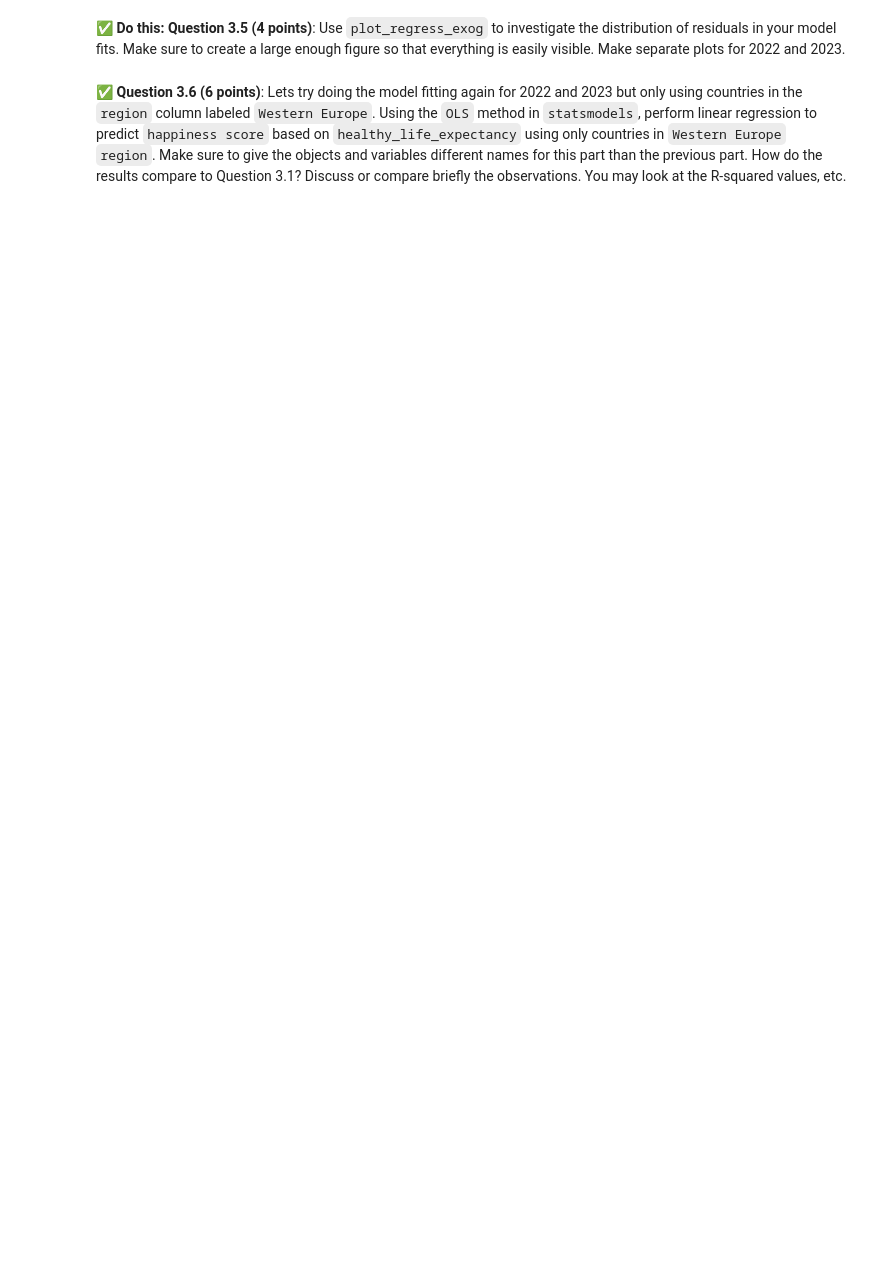
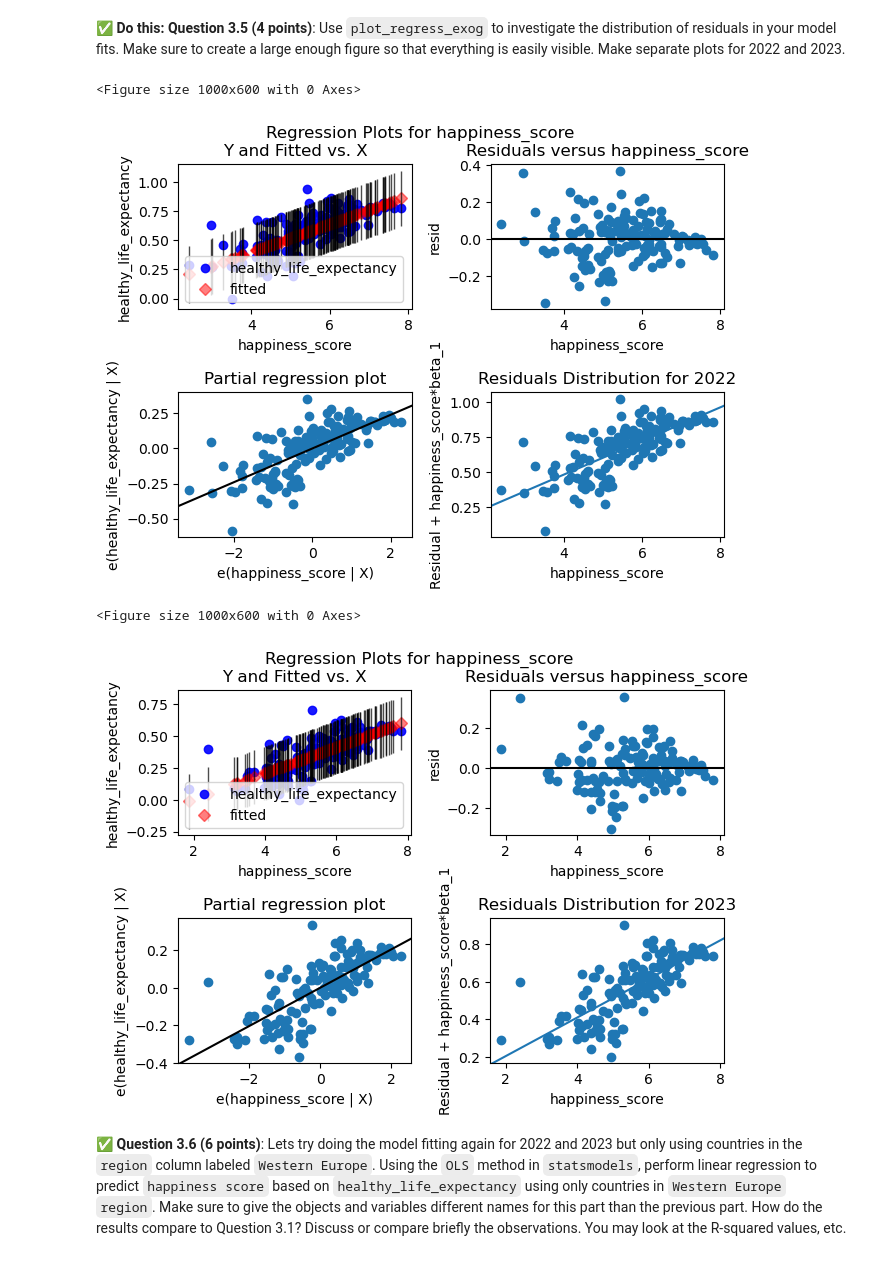
Before and after one commit to johnwano/CMSE202-f23-turnin, a Jupyter notebook: hw-03/HW-03_Regression-S24-STUDENT.ipynb, the cells around one changed output. Drawn from its saved outputs; the diff is of its cells as text; code cells hidden in the pictures; blank space fills up the shorter version.

```diff
--- a/hw-03/HW-03_Regression-S24-STUDENT.ipynb
+++ b/hw-03/HW-03_Regression-S24-STUDENT.ipynb
@@ -204,2 +293,25 @@ In this part, we'll perform some one-variable linear regression analysis on the
+# %%
+import statsmodels.api as sm
+
+# Fit linear regression models for 2022 and 2023
+model_2022 = sm.OLS(df_2022['healthy_life_expectancy'], sm.add_constant(df_2022['happiness_score'])).fit()
+model_2023 = sm.OLS(df_2023['healthy_life_expectancy'], sm.add_constant(df_2023['happiness_score'])).fit()
+
+# Plot residuals for 2022
+plt.figure(figsize=(10, 6))
+sm.graphics.plot_regress_exog(model_2022, 'happiness_score')
+plt.title('Residuals Distribution for 2022')
+
+# Plot residuals for 2023
+plt.figure(figsize=(10, 6))
+sm.graphics.plot_regress_exog(model_2023, 'happiness_score')
+plt.title('Residuals Distribution for 2023')
+
+plt.show()
+# %% [output]
+<Figure size 1000x600 with 0 Axes>
+[figure, added]
+<Figure size 1000x600 with 0 Axes>
+[figure, added]
 # %% [markdown]
 &#9989;  **Question 3.6 (6 points)**: Lets try doing the model fitting again for 2022 and 2023 but only using countries in the `region` column labeled `Western Europe`. Using the `OLS` method in `statsmodels`, perform linear regression to predict `happiness score` based on `healthy_life_expectancy` using only countries in `Western Europe` `region`. Make sure to give the objects and variables different names for this part than the previous part. How do the results compare to Question 3.1? Discuss or compare briefly the observations. You may look at the R-squared values, etc.
```
Also changed, not shown: parts of 11 cells of this notebook.
